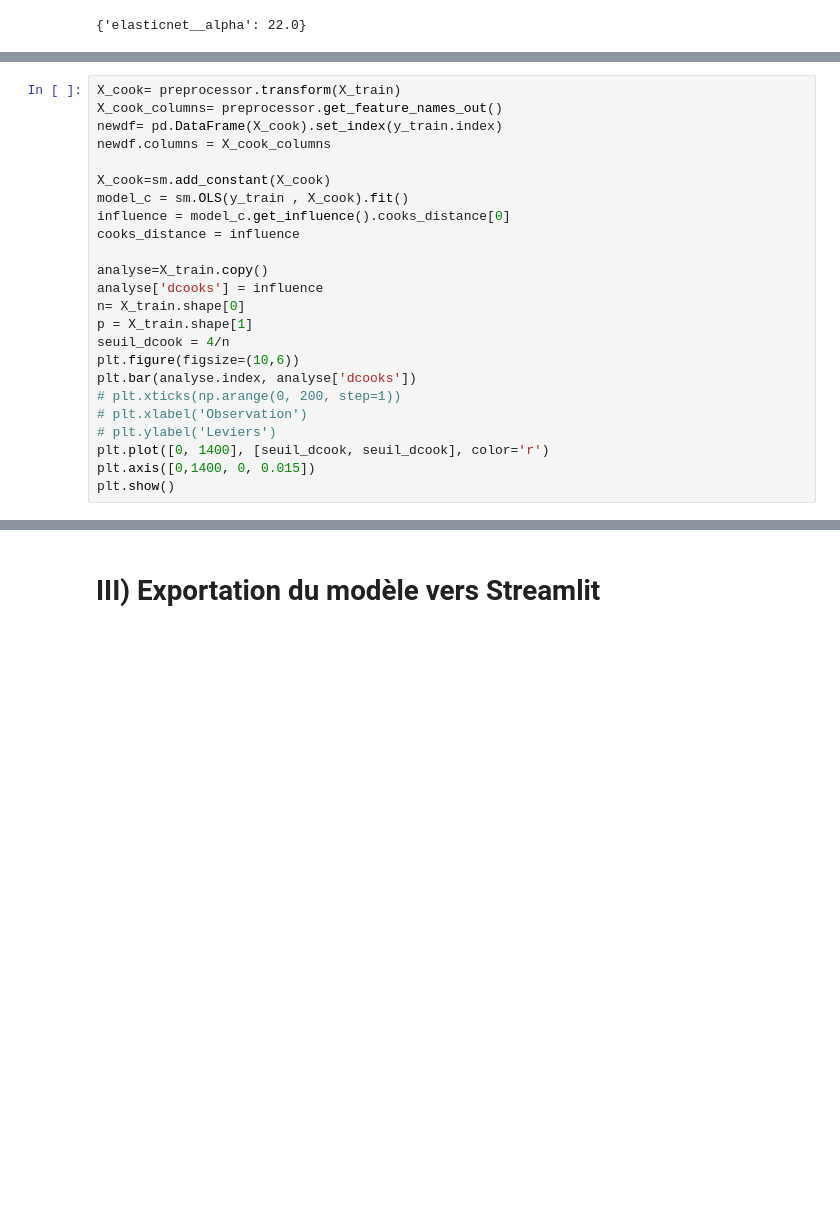
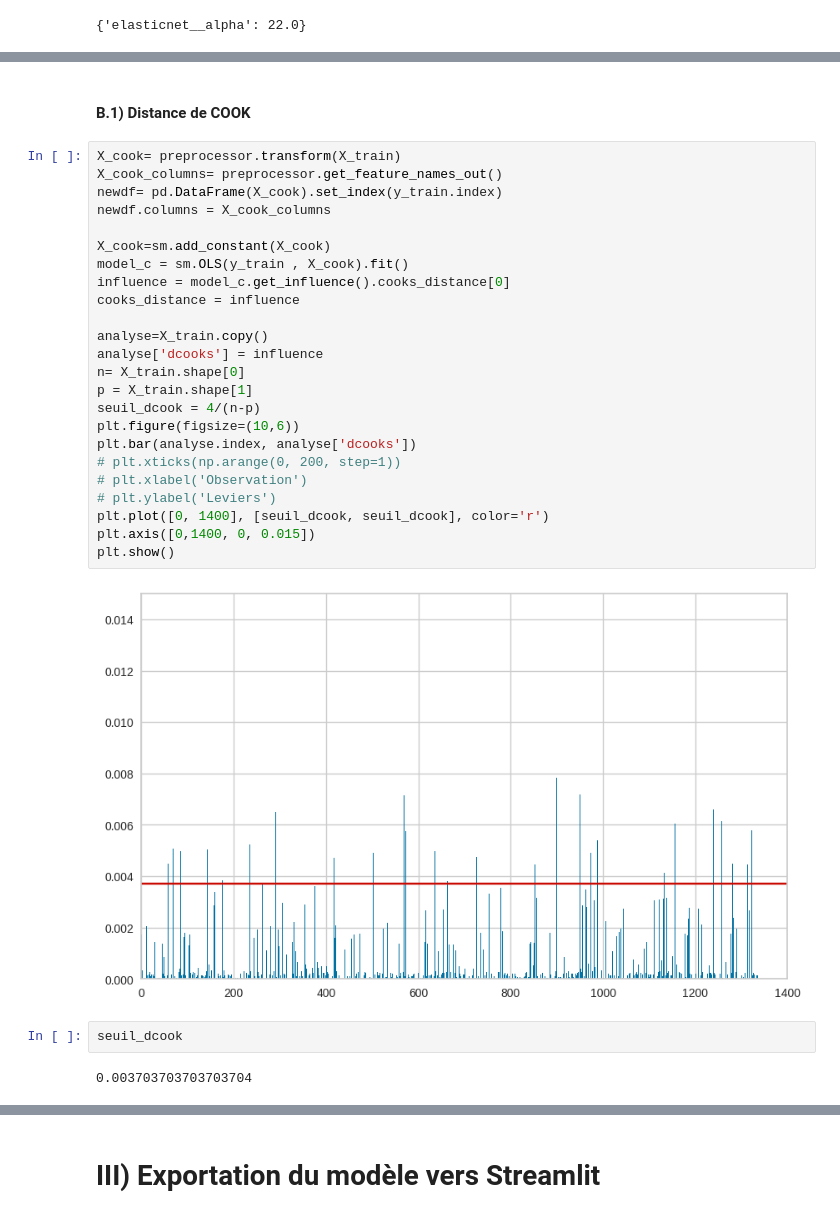
Before and after one commit to JynMoriarty/Assurance, a Jupyter notebook: modelisation.ipynb, the cells around one changed output, grey strips where cells are left out. Saved outputs shown, nothing was run; the diff lists cells and outputs as text; blank space fills up the shorter version.

```diff
--- a/modelisation.ipynb
+++ b/modelisation.ipynb
@@ -219,27 +246,35 @@ plt.show()
+# %% [markdown]
+#### B.1) Distance de COOK
 # %%
 X_cook= preprocessor.transform(X_train)
 X_cook_columns= preprocessor.get_feature_names_out()
 newdf= pd.DataFrame(X_cook).set_index(y_train.index)
 newdf.columns = X_cook_columns
 
 X_cook=sm.add_constant(X_cook)
 model_c = sm.OLS(y_train , X_cook).fit()
 influence = model_c.get_influence().cooks_distance[0]
 cooks_distance = influence
 
 analyse=X_train.copy()
 analyse['dcooks'] = influence
 n= X_train.shape[0]
 p = X_train.shape[1]
-seuil_dcook = 4/n
+seuil_dcook = 4/(n-p)
 plt.figure(figsize=(10,6))
 plt.bar(analyse.index, analyse['dcooks'])
 # plt.xticks(np.arange(0, 200, step=1))
 # plt.xlabel('Observation')
 # plt.ylabel('Leviers')
 plt.plot([0, 1400], [seuil_dcook, seuil_dcook], color='r')
 plt.axis([0,1400, 0, 0.015])
 plt.show()
+# %% [output]
+[figure, added]
+# %%
+seuil_dcook
+# %% [output]
+0.003703703703703704
 # %%
 residual_indice=analyse[analyse['dcooks']>seuil_dcook].index
 residual_indice.size
```
Also changed, not shown: parts of 19 cells of this notebook, 2 other files.
